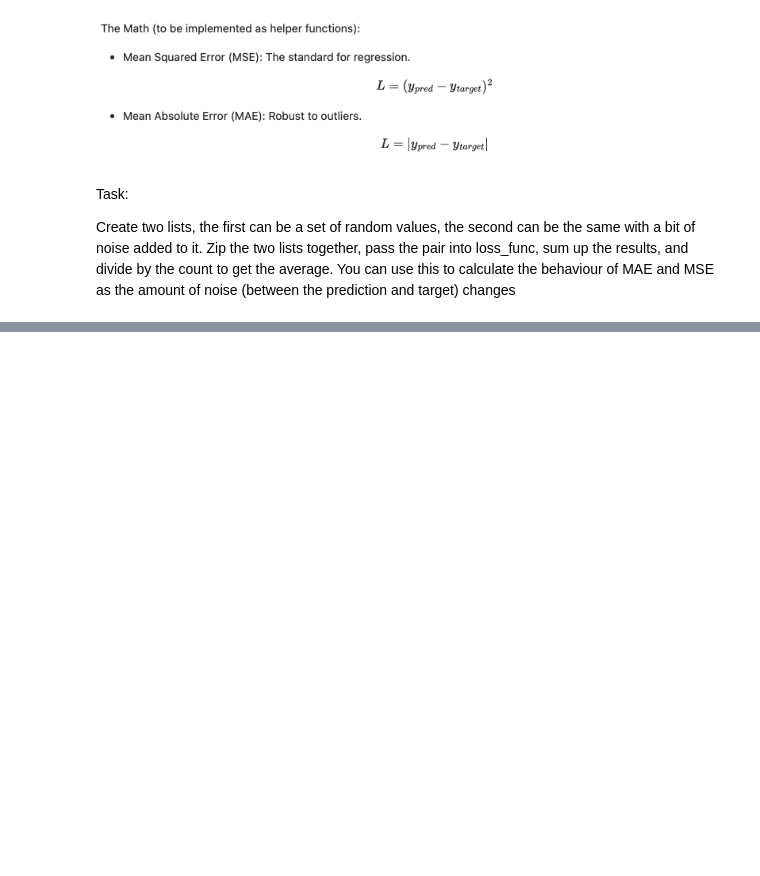
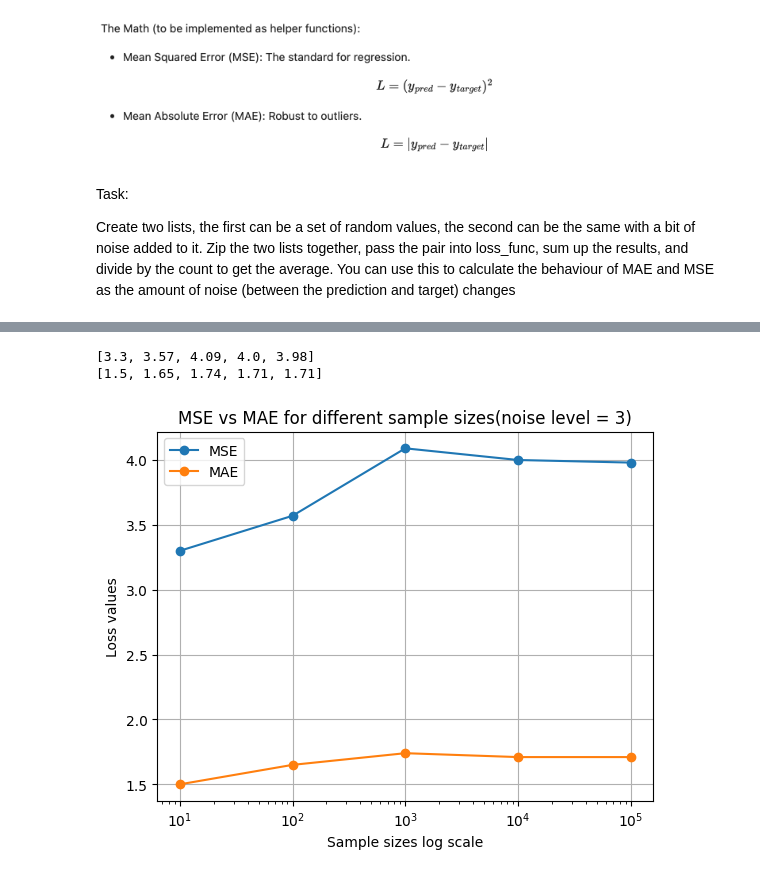
Before and after one commit to shalakathakare/Python--warmup, a Jupyter notebook: Callbacks.ipynb, the cells around one changed output, grey strips where cells are left out. Saved outputs shown, nothing was run; the diff lists cells and outputs as text; code cells hidden in the pictures; blank space fills up the shorter version.

Commit message:
added visuals for mse and Mae

```diff
--- a/Callbacks.ipynb
+++ b/Callbacks.ipynb
@@ -66,12 +66,12 @@ def loss_mae(pred, target):
 def compute_average_loss(predictions, targets, loss_func):
 
     loss = 0
-    for i, j in zip(predictions, targets):
+    for p, t in zip(predictions, targets):
 
-        single_loss = loss_func(i,j)
-        loss = loss + single_loss
+        single_loss = loss_func(i,j)                                  #calculate error for each prediction vs. target,calculates mae or mse depending on function callback
+        loss = loss + single_loss                                     #calculate sum of all losses(mse or mae)
 
-    result = loss/len(targets)
+    result = loss/len(targets)                                        #calculate mean for respective loss function
 
     return result
 # %%
@@ -98,0 +102,36 @@ compute_average_loss(noisy, original, loss_mae)
+# %%
+#Generate different sample sizes with adjustable noise level for predictions and calculate mse and mae values
+
+size = [10,100,1000,10000,100000]
+noise_level = 3
+mse_val = []
+mae_val = []
+
+for s in size:
+
+    og_nums = [random.uniform(1,100) for i in range(s)]                                        #generate target values for different sample sizws
+    noisy_nums = [n + random.randint(-noise_level, noise_level) for n in og_nums]              #add noise to target values
+
+    mse_val.append(round(compute_average_loss(noisy_nums, og_nums, loss_mse),2))               #append mse value for each sample size to list
+    mae_val.append(round(compute_average_loss(noisy_nums, og_nums, loss_mae),2))               #append mse value for each sample size to list
+
+
+print(mse_val)
+print(mae_val)
+# %% [output]
+[3.3, 3.57, 4.09, 4.0, 3.98]
+[1.5, 1.65, 1.74, 1.71, 1.71]
+# %%
+import matplotlib.pyplot as plt
+plt.figure()
+plt.plot(size, mse_val, marker='o', label = "MSE")
+plt.plot(size, mae_val, marker='o', label = "MAE")
+plt.xscale('log')
+plt.xlabel("Sample sizes log scale")
+plt.ylabel("Loss values")
+plt.title("MSE vs MAE for different sample sizes(noise level = 3)")
+plt.grid(True)
+plt.legend()
+plt.show()
+# %% [output]
+[figure, added]
```
Also changed, not shown: parts of 6 cells of this notebook.
